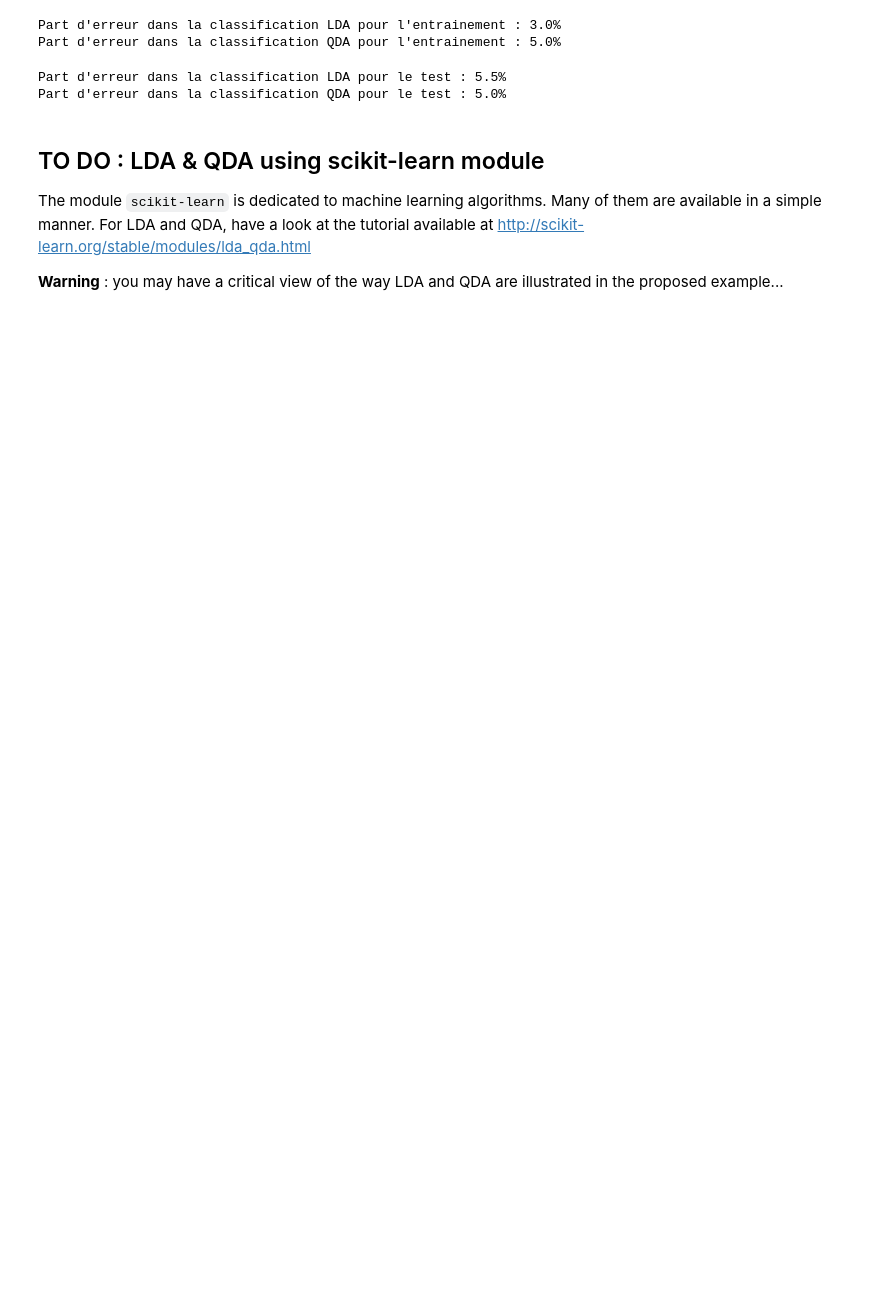
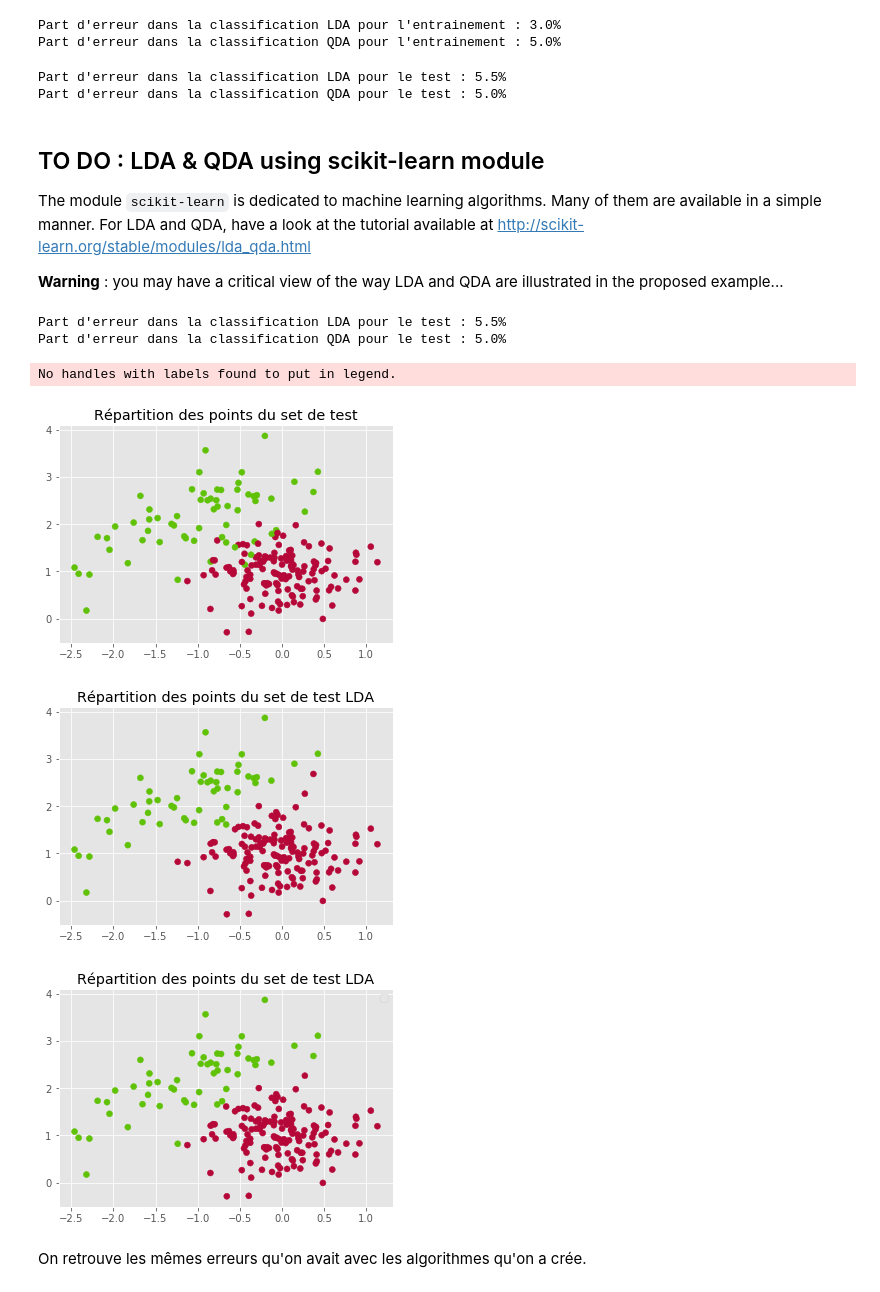
Before and after one commit to VictorCilleros/ML, a Jupyter notebook: TP2_archive/TP2_LDA_QDA.ipynb, the cells around one changed output. Saved outputs shown, nothing was run; the diff lists cells and outputs as text; code cells hidden in the pictures; blank space fills up the shorter version.

```diff
--- a/TP2_archive/TP2_LDA_QDA.ipynb
+++ b/TP2_archive/TP2_LDA_QDA.ipynb
@@ -311,0 +267,41 @@ plt.contour(X1,X2,LinearClassifier.predict(x))
+# %%
+LinearClassifier.fit(X=X_train,y=y_train)
+QuadraticClassifier.fit(X=X_train,y=y_train)
+
+
+y_test_pred_linear = LinearClassifier.predict(X_test)
+y_test_pred_quad = QuadraticClassifier.predict(X_test)
+
+Error_Linear = 1-accuracy_score(y_test,y_test_pred_linear)
+Error_Quad = 1-accuracy_score(y_test,y_test_pred_quad)
+
+print("Part d'erreur dans la classification LDA pour le test : "+str(round(Error_Linear*100,2))+"%")
+print("Part d'erreur dans la classification QDA pour le test : "+str(round(Error_Quad*100,2))+"%")
+# %% [output]
+Part d'erreur dans la classification LDA pour le test : 5.5%
+Part d'erreur dans la classification QDA pour le test : 5.0%
+# %%
+plt.style.use('ggplot')
+plt.figure()
+
+plt.scatter(X_test[:,0],X_test[:,1],c=color_map(y_test))
+plt.title("Répartition des points du set de test")
+
+
+plt.figure()
+plt.scatter(X_test[:,0],X_test[:,1],c=color_map(y_test_pred_linear))
+plt.title("Répartition des points du set de test LDA")
+
+
+plt.figure()
+plt.scatter(X_test[:,0],X_test[:,1],c=color_map(y_test_pred_quad))
+plt.title("Répartition des points du set de test LDA")
+plt.legend()
+plt.show()
+# %% [output]
+No handles with labels found to put in legend.
+[figure, added]
+[figure, added]
+[figure, added]
+# %% [markdown]
+On retrouve les mêmes erreurs qu'on avait avec les algorithmes qu'on a crée.
```
Also changed, not shown: parts of 15 cells of this notebook.
